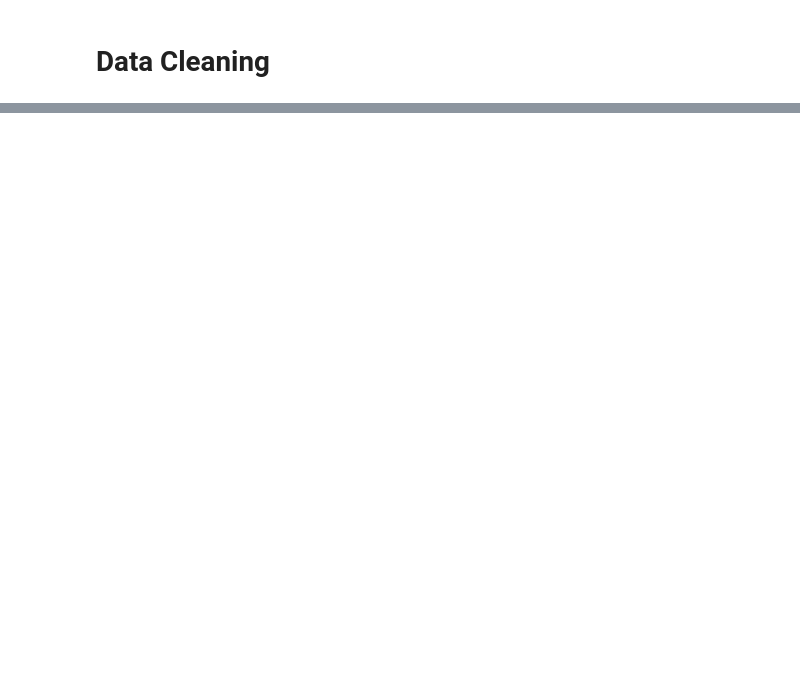
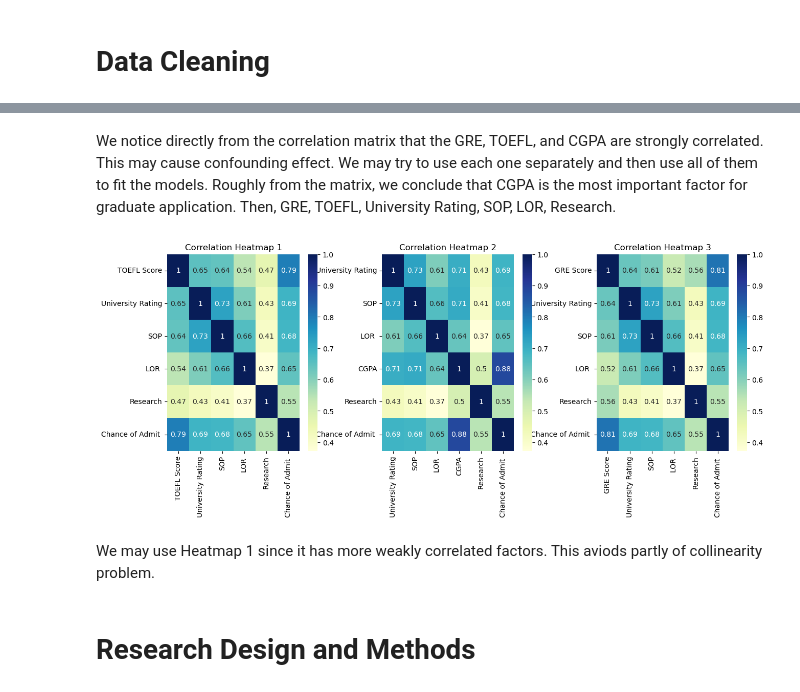
Before and after one commit to JiahuaS/STAT4185_Final_Project, a Jupyter notebook: Ensemble_Learning_College_Admission_Chance_Project.ipynb, the cells around one changed output, grey strips where cells are left out. Drawn from its saved outputs; the diff is of its cells as text; code cells hidden in the pictures; blank space fills up the shorter version.

```diff
--- a/Ensemble_Learning_College_Admission_Chance_Project.ipynb
+++ b/Ensemble_Learning_College_Admission_Chance_Project.ipynb
@@ -124,0 +360,30 @@ sns.swarmplot(x = data['Research'], y = data['Chance of Admit '])
+# %% [markdown]
+We notice directly from the correlation matrix that the GRE, TOEFL, and CGPA are strongly correlated. This may cause confounding effect. We may try to use each one separately and then use all of them to fit the models. Roughly from the matrix, we conclude that CGPA is the most important factor for graduate application. Then, GRE, TOEFL, University Rating, SOP, LOR, Research.
+# %%
+
+fig, axs = plt.subplots(1, 3, figsize=(15, 5))
+
+# M1
+corr_data1 = data.iloc[:, [1, 2, 3, 4, 6, 7]].corr()
+sns.heatmap(corr_data1, cmap='YlGnBu', annot=True, ax=axs[0])
+axs[0].set_title('Correlation Heatmap 1')
+
+# M2
+corr_data2 = data.iloc[:, [2, 3, 4, 5, 6, 7]].corr()
+sns.heatmap(corr_data2, cmap='YlGnBu', annot=True, ax=axs[1])
+axs[1].set_title('Correlation Heatmap 2')
+
+# M3
+corr_data3 = data.iloc[:, [0, 2, 3, 4, 6, 7]].corr()
+sns.heatmap(corr_data3, cmap='YlGnBu', annot=True, ax=axs[2])
+axs[2].set_title('Correlation Heatmap 3')
+
+
+plt.subplots_adjust(wspace=0.3)
+plt.show()
+# %% [output]
+[figure, added]
+# %% [markdown]
+We may use Heatmap 1 since it has more weakly correlated factors. This aviods partly of collinearity problem.
+# %% [markdown]
+# Research Design and Methods
```
Also changed, not shown: parts of 63 cells of this notebook, 4 other files.
